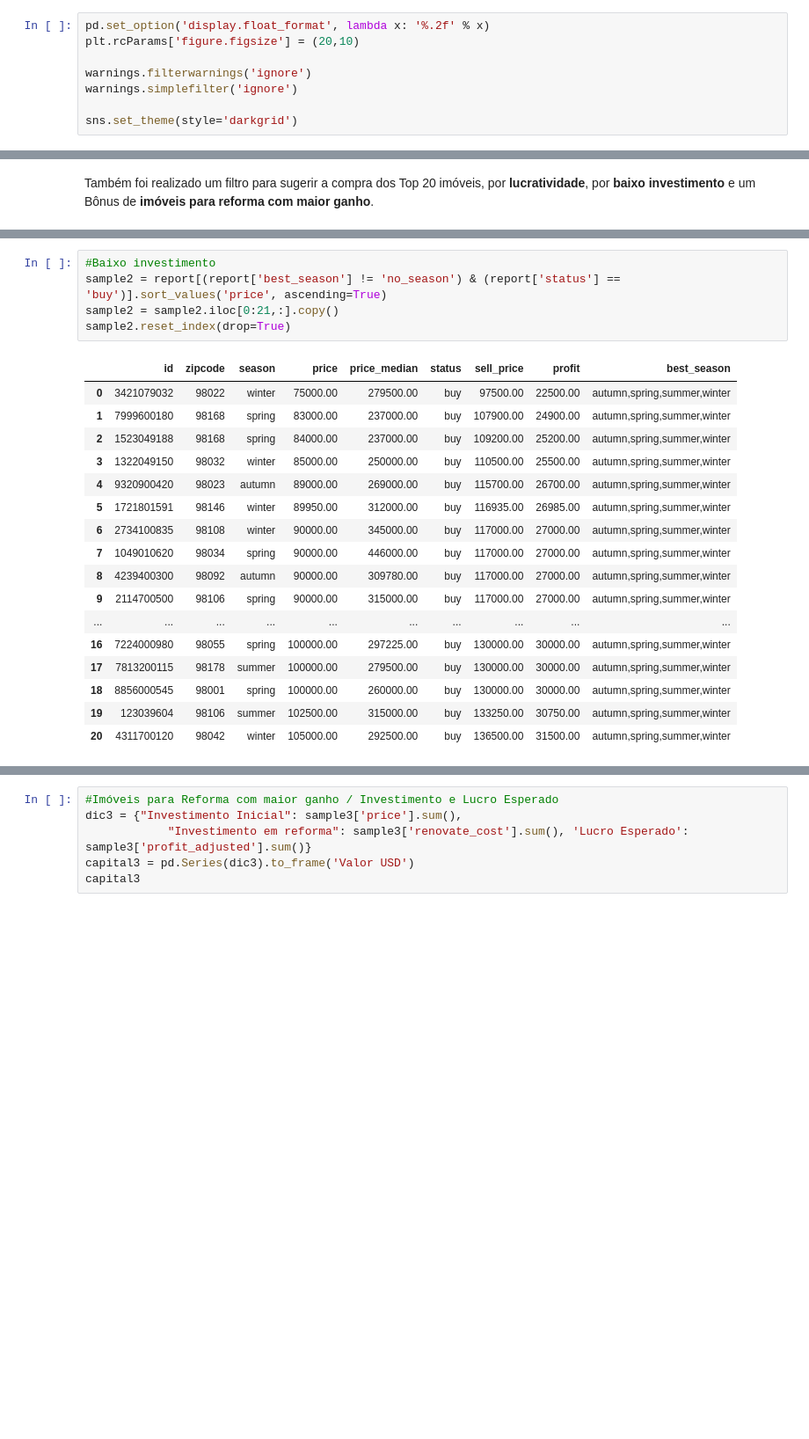
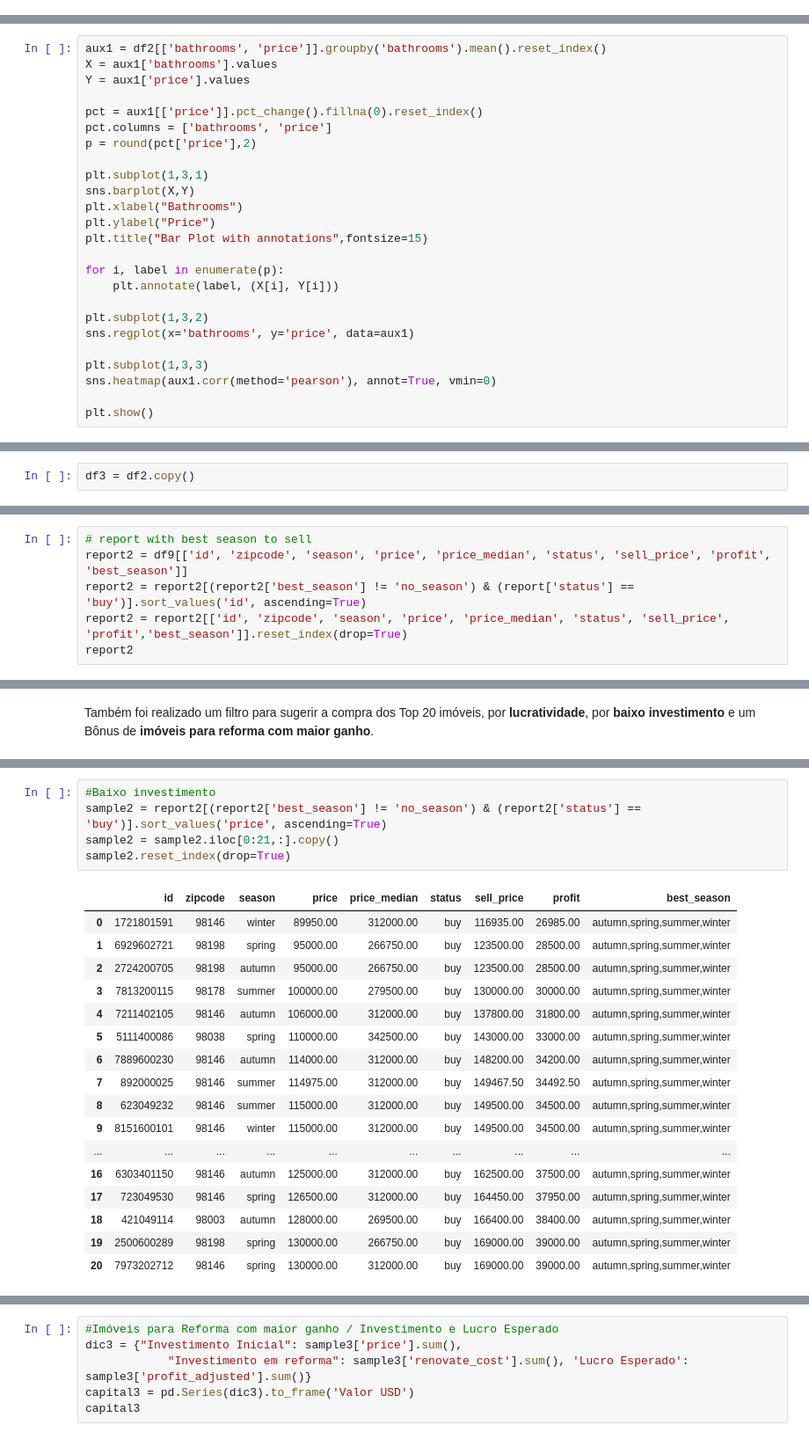
Before and after one commit to RaulBelarmino/house-rocket-insights, a Jupyter notebook: house-rocket-insights.ipynb, the cells around one changed output, grey strips where cells are left out. Shown: that part at 88% size. Saved outputs shown, nothing was run; the diff lists cells and outputs as text; blank space fills up the shorter version.

```diff
--- a/house-rocket-insights.ipynb
+++ b/house-rocket-insights.ipynb
@@ -18,10 +19,2 @@ from datetime import date, datetime
 # %% [markdown]
 ## 0.1. Helper Functions
-# %%
-pd.set_option('display.float_format', lambda x: '%.2f' % x)
-plt.rcParams['figure.figsize'] = (20,10)
-
-warnings.filterwarnings('ignore')
-warnings.simplefilter('ignore')
-
-sns.set_theme(style='darkgrid')
@@ -597,0 +450,25 @@ sns.barplot(data=season_count, x='variable', y='value');
+# %%
+aux1 = df2[['bathrooms', 'price']].groupby('bathrooms').mean().reset_index()
+X = aux1['bathrooms'].values
+Y = aux1['price'].values
+
+pct = aux1[['price']].pct_change().fillna(0).reset_index()
+pct.columns = ['bathrooms', 'price']
+p = round(pct['price'],2)
+
+plt.subplot(1,3,1)
+sns.barplot(X,Y)
+plt.xlabel("Bathrooms")
+plt.ylabel("Price")
+plt.title("Bar Plot with annotations",fontsize=15)
+
+for i, label in enumerate(p):
+    plt.annotate(label, (X[i], Y[i]))
+
+plt.subplot(1,3,2)
+sns.regplot(x='bathrooms', y='price', data=aux1)
+
+plt.subplot(1,3,3)
+sns.heatmap(aux1.corr(method='pearson'), annot=True, vmin=0)
+
+plt.show()
@@ -597,0 +587,2 @@ sns.barplot(data=season_count, x='variable', y='value');
+# %%
+df3 = df2.copy()
@@ -597,0 +684,6 @@ sns.barplot(data=season_count, x='variable', y='value');
+# %%
+# report with best season to sell
+report2 = df9[['id', 'zipcode', 'season', 'price', 'price_median', 'status', 'sell_price', 'profit', 'best_season']]
+report2 = report2[(report2['best_season'] != 'no_season') & (report['status'] == 'buy')].sort_values('id', ascending=True)
+report2 = report2[['id', 'zipcode', 'season', 'price', 'price_median', 'status', 'sell_price', 'profit','best_season']].reset_index(drop=True)
+report2
@@ -632,26 +758,26 @@ capital
 # %%
 #Baixo investimento
-sample2 = report[(report['best_season'] != 'no_season') & (report['status'] == 'buy')].sort_values('price', ascending=True)
+sample2 = report2[(report2['best_season'] != 'no_season') & (report2['status'] == 'buy')].sort_values('price', ascending=True)
 sample2 = sample2.iloc[0:21,:].copy()
 sample2.reset_index(drop=True)
 # %% [output]
 |  | id | zipcode | season | price | price_median | status | sell_price | profit | best_season |
-| 0 | 3421079032 | 98022 | winter | 75000.00 | 279500.00 | buy | 97500.00 | 22500.00 | autumn,spring,summer,winter |
-| 1 | 7999600180 | 98168 | spring | 83000.00 | 237000.00 | buy | 107900.00 | 24900.00 | autumn,spring,summer,winter |
-| 2 | 1523049188 | 98168 | spring | 84000.00 | 237000.00 | buy | 109200.00 | 25200.00 | autumn,spring,summer,winter |
-| 3 | 1322049150 | 98032 | winter | 85000.00 | 250000.00 | buy | 110500.00 | 25500.00 | autumn,spring,summer,winter |
-| 4 | 9320900420 | 98023 | autumn | 89000.00 | 269000.00 | buy | 115700.00 | 26700.00 | autumn,spring,summer,winter |
-| 5 | 1721801591 | 98146 | winter | 89950.00 | 312000.00 | buy | 116935.00 | 26985.00 | autumn,spring,summer,winter |
-| 6 | 2734100835 | 98108 | winter | 90000.00 | 345000.00 | buy | 117000.00 | 27000.00 | autumn,spring,summer,winter |
-| 7 | 1049010620 | 98034 | spring | 90000.00 | 446000.00 | buy | 117000.00 | 27000.00 | autumn,spring,summer,winter |
-| 8 | 4239400300 | 98092 | autumn | 90000.00 | 309780.00 | buy | 117000.00 | 27000.00 | autumn,spring,summer,winter |
-| 9 | 2114700500 | 98106 | spring | 90000.00 | 315000.00 | buy | 117000.00 | 27000.00 | autumn,spring,summer,winter |
+| 0 | 1721801591 | 98146 | winter | 89950.00 | 312000.00 | buy | 116935.00 | 26985.00 | autumn,spring,summer,winter |
+| 1 | 6929602721 | 98198 | spring | 95000.00 | 266750.00 | buy | 123500.00 | 28500.00 | autumn,spring,summer,winter |
+| 2 | 2724200705 | 98198 | autumn | 95000.00 | 266750.00 | buy | 123500.00 | 28500.00 | autumn,spring,summer,winter |
+| 3 | 7813200115 | 98178 | summer | 100000.00 | 279500.00 | buy | 130000.00 | 30000.00 | autumn,spring,summer,winter |
+| 4 | 7211402105 | 98146 | autumn | 106000.00 | 312000.00 | buy | 137800.00 | 31800.00 | autumn,spring,summer,winter |
+| 5 | 5111400086 | 98038 | spring | 110000.00 | 342500.00 | buy | 143000.00 | 33000.00 | autumn,spring,summer,winter |
+| 6 | 7889600230 | 98146 | autumn | 114000.00 | 312000.00 | buy | 148200.00 | 34200.00 | autumn,spring,summer,winter |
+| 7 | 892000025 | 98146 | summer | 114975.00 | 312000.00 | buy | 149467.50 | 34492.50 | autumn,spring,summer,winter |
+| 8 | 623049232 | 98146 | summer | 115000.00 | 312000.00 | buy | 149500.00 | 34500.00 | autumn,spring,summer,winter |
+| 9 | 8151600101 | 98146 | winter | 115000.00 | 312000.00 | buy | 149500.00 | 34500.00 | autumn,spring,summer,winter |
 | ... | ... | ... | ... | ... | ... | ... | ... | ... | ... |
-| 16 | 7224000980 | 98055 | spring | 100000.00 | 297225.00 | buy | 130000.00 | 30000.00 | autumn,spring,summer,winter |
-| 17 | 7813200115 | 98178 | summer | 100000.00 | 279500.00 | buy | 130000.00 | 30000.00 | autumn,spring,summer,winter |
-| 18 | 8856000545 | 98001 | spring | 100000.00 | 260000.00 | buy | 130000.00 | 30000.00 | autumn,spring,summer,winter |
-| 19 | 123039604 | 98106 | summer | 102500.00 | 315000.00 | buy | 133250.00 | 30750.00 | autumn,spring,summer,winter |
-| 20 | 4311700120 | 98042 | winter | 105000.00 | 292500.00 | buy | 136500.00 | 31500.00 | autumn,spring,summer,winter |
+| 16 | 6303401150 | 98146 | autumn | 125000.00 | 312000.00 | buy | 162500.00 | 37500.00 | autumn,spring,summer,winter |
+| 17 | 723049530 | 98146 | spring | 126500.00 | 312000.00 | buy | 164450.00 | 37950.00 | autumn,spring,summer,winter |
+| 18 | 421049114 | 98003 | autumn | 128000.00 | 269500.00 | buy | 166400.00 | 38400.00 | autumn,spring,summer,winter |
+| 19 | 2500600289 | 98198 | spring | 130000.00 | 266750.00 | buy | 169000.00 | 39000.00 | autumn,spring,summer,winter |
+| 20 | 7973202712 | 98146 | spring | 130000.00 | 312000.00 | buy | 169000.00 | 39000.00 | autumn,spring,summer,winter |
 # %%
 #Baixo investimento / Investimento e Lucro Esperado
 dic2 = {"Investimento Inicial": sample2['price'].sum(), 'Lucro Esperado': sample2['profit'].sum()}
```
Also changed, not shown: parts of 88 cells of this notebook.
